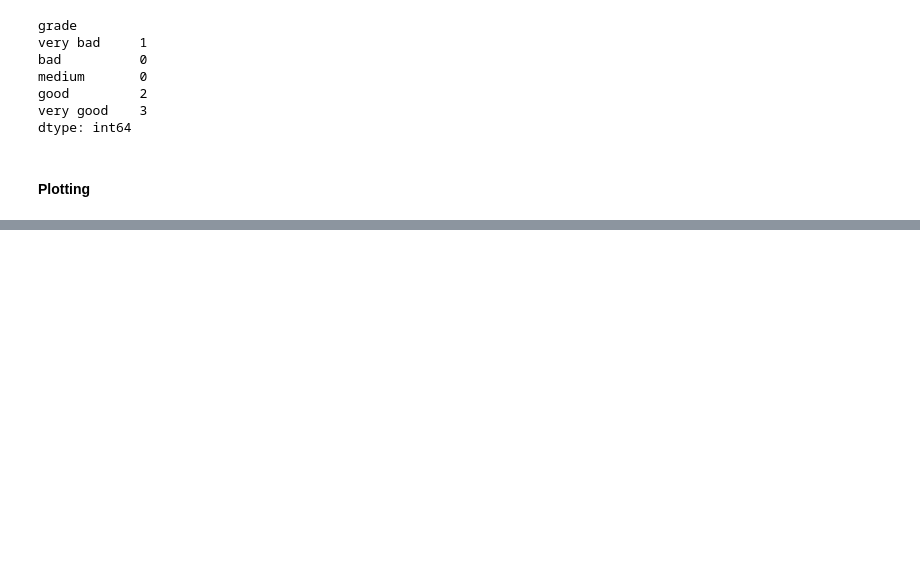
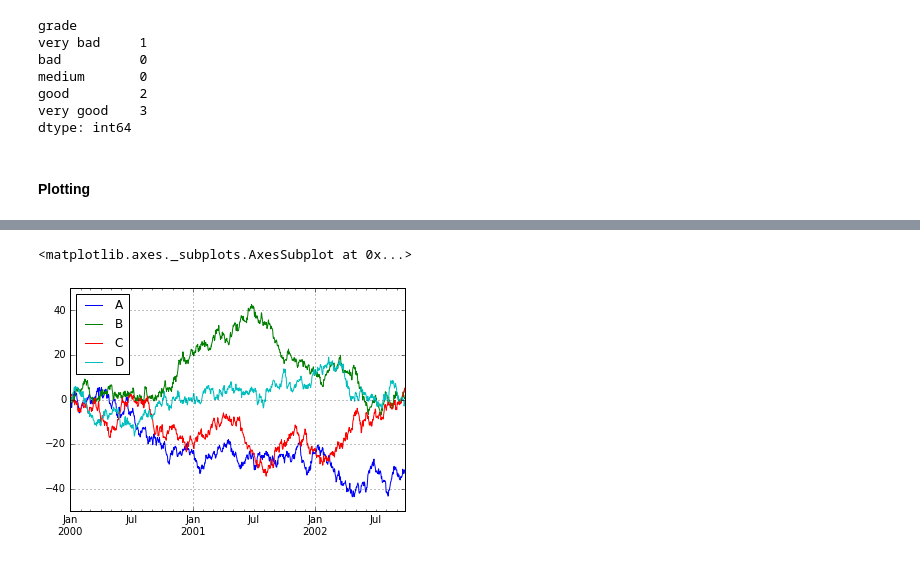
Before and after one commit to atulsingh0/MachineLearning, a Jupyter notebook: python_DC/10_minutes_to_pandas.ipynb, the cells around one changed output, grey strips where cells are left out. Drawn from its saved outputs; the diff is of its cells as text; code cells hidden in the pictures; blank space fills up the shorter version.

```diff
--- a/python_DC/10_minutes_to_pandas.ipynb
+++ b/python_DC/10_minutes_to_pandas.ipynb
@@ -1249,0 +1260,11 @@ dtype: int64
+# %%
+# On DataFrame, plot() is a convenience to plot all of the columns with labels:
+
+df = pd.DataFrame(np.random.randn(1000, 4), index=ts.index,
+                  columns=['A', 'B', 'C', 'D'])
+df = df.cumsum()
+
+df.plot(grid=True)
+# %% [output]
+<matplotlib.axes._subplots.AxesSubplot at 0x...>
+[figure, added]
```
Also changed, not shown: parts of 99 cells of this notebook, 3 other files.
